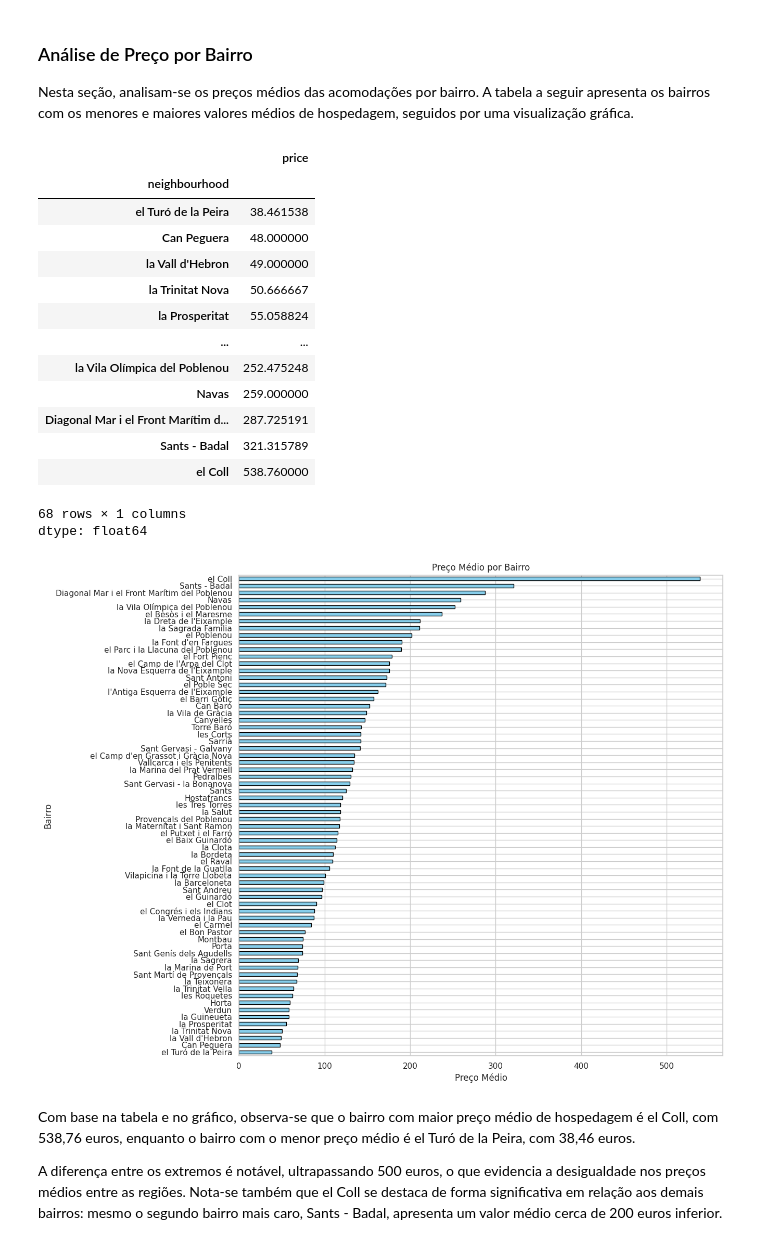
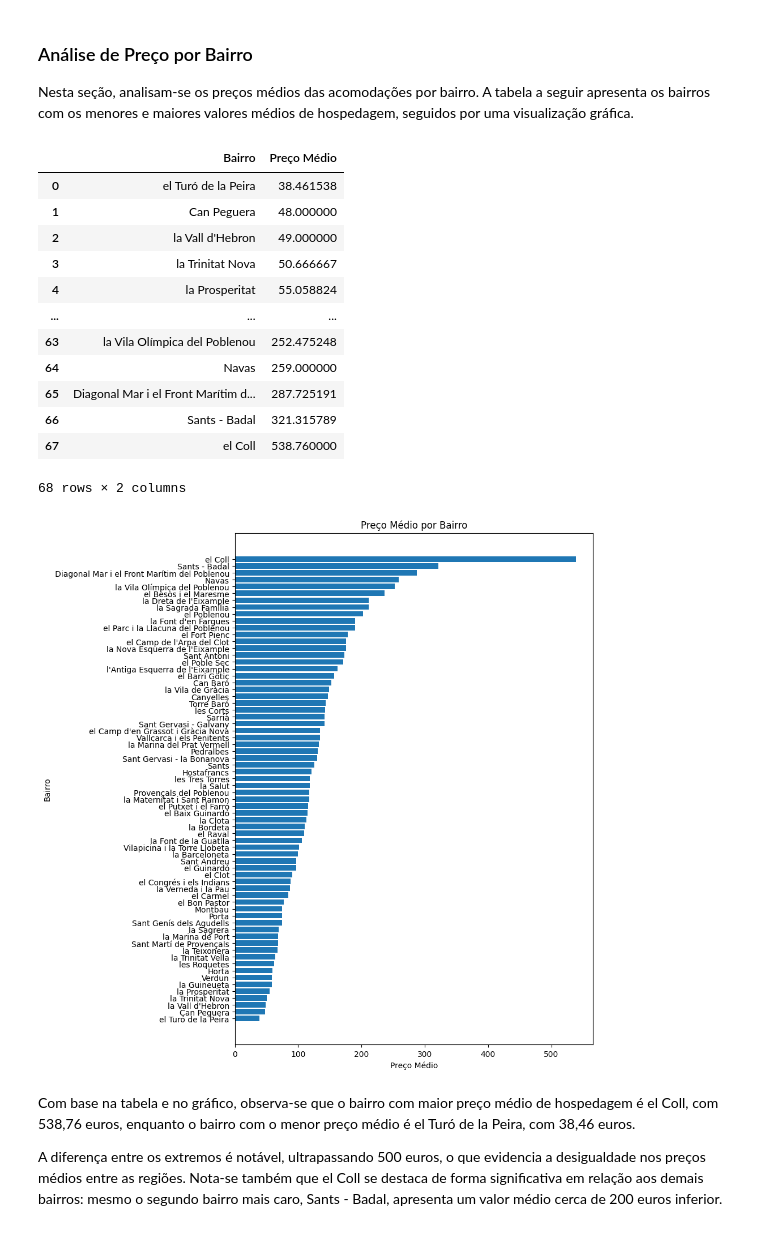
Before and after one commit to natashanuto/CEE2, a Jupyter notebook: trabalho_ce2.ipynb, the cells around one changed output. Cells and saved outputs as stored; diff of their text form; code cells hidden in the pictures.

```diff
--- a/trabalho_ce2.ipynb
+++ b/trabalho_ce2.ipynb
@@ -200,33 +200,33 @@ Nesta seção, analisam-se os preços médios das acomodações por bairro. A ta
 # %%
 precos = banco1.groupby("neighbourhood")["price"].mean().sort_values()
 precos = precos[precos > 5]
+precos = precos.reset_index()
+precos.columns = ['Bairro', 'Preço Médio']
 display(precos)
 # %% [output]
-|  | price |
-| neighbourhood |  |
-| el Turó de la Peira | 38.461538 |
-| Can Peguera | 48.000000 |
-| la Vall d'Hebron | 49.000000 |
-| la Trinitat Nova | 50.666667 |
-| la Prosperitat | 55.058824 |
-| ... | ... |
-| la Vila Olímpica del Poblenou | 252.475248 |
-| Navas | 259.000000 |
-| Diagonal Mar i el Front Marítim d... | 287.725191 |
-| Sants - Badal | 321.315789 |
-| el Coll | 538.760000 |
+|  | Bairro | Preço Médio |
+| 0 | el Turó de la Peira | 38.461538 |
+| 1 | Can Peguera | 48.000000 |
+| 2 | la Vall d'Hebron | 49.000000 |
+| 3 | la Trinitat Nova | 50.666667 |
+| 4 | la Prosperitat | 55.058824 |
+| ... | ... | ... |
+| 63 | la Vila Olímpica del Poblenou | 252.475248 |
+| 64 | Navas | 259.000000 |
+| 65 | Diagonal Mar i el Front Marítim d... | 287.725191 |
+| 66 | Sants - Badal | 321.315789 |
+| 67 | el Coll | 538.760000 |
-68 rows × 1 columns
-dtype: float64
+68 rows × 2 columns
 # %%
-plt.figure(figsize=(12, 12))
-precos.plot(kind='barh', color='skyblue', edgecolor='black')
-plt.title("Preço Médio por Bairro")
-plt.xlabel("Preço Médio")
-plt.ylabel("Bairro")
-plt.grid(True)
+plt.figure(figsize=(10, 10))
+plt.barh(precos['Bairro'], precos['Preço Médio'])
+plt.xlabel('Preço Médio')
+plt.ylabel('Bairro')
+plt.title('Preço Médio por Bairro')
+plt.tight_layout()
 plt.show()
 # %% [output]
-[figure, old version]
+[figure, new version]
 # %% [markdown]
 Com base na tabela e no gráfico, observa-se que o bairro com maior preço médio de hospedagem é el Coll, com 538,76 euros, enquanto o bairro com o menor preço médio é el Turó de la Peira, com 38,46 euros.
 
```
Also changed, not shown: parts of 22 cells of this notebook.
